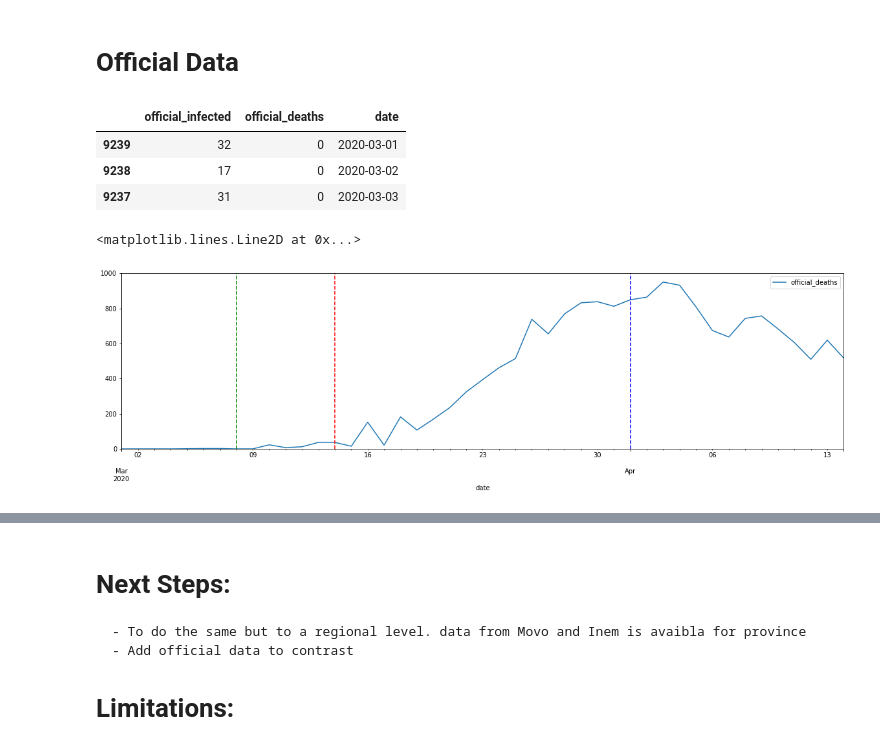
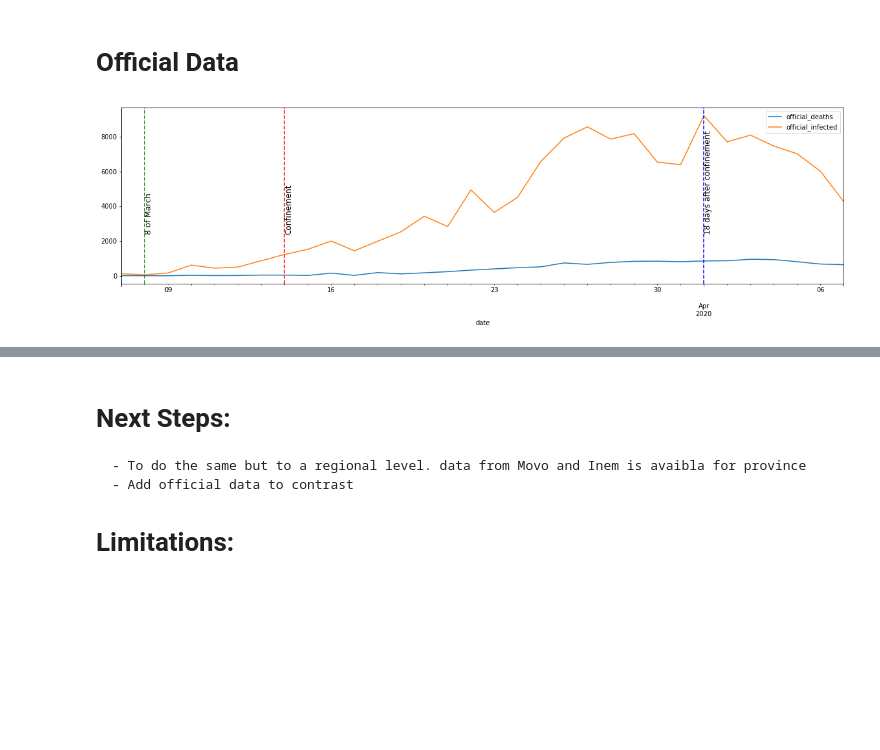
Before and after one commit to camorales197/Real_Numbers_Spain_Covid19, a Jupyter notebook: exploring_spanish_deaths.ipynb, the cells around one changed output, grey strips where cells are left out. Cells and saved outputs as stored; diff of their text form; code cells hidden in the pictures; blank space fills up the shorter version.

```diff
--- a/exploring_spanish_deaths.ipynb
+++ b/exploring_spanish_deaths.ipynb
@@ -128,15 +117,17 @@ Text(2020-04-01, 700, '18 days after confinement')
 # %%
-mortality_pandemy["covid_deaths"] = (mortality_pandemy["observed_deaths"]
-                                    - mortality_pandemy["expected_deaths"]
-                                     + death_to_discount)
+#The two lines from the previous graph correlate very well until half march, when they begin to diverge.
+#My hypothesis is that the difference between the number of deaths of both lines is a good aproximation to the real number of deaths caused by covid19
 
 
-ax = mortality_pandemy.plot(x="date", y= ["covid_deaths"], figsize=(20,5), ylim=(0,1500))
+mortality["covid_deaths"] = (mortality["observed_deaths"]
+                                    - mortality["expected_deaths"]
+                                     + death_to_discount) # We discount the deaths caused by accidents that should reduce dramatically during the confinement
+
+
+ax = mortality.plot(x="date", y= ["covid_deaths"], figsize=(20,5), ylim=(0,1500),
+                    xlim=('2020-03-07', max(mortality["date"])), title="Calculated Daily number of deaths per Day")
 ax.axvline(confinement_date, color='red', linestyle='--') # red line for the beginning of the confinement
 ax.axvline(eighteen_days_after_confinement, color='b', linestyle='--') # blue line for the beginning of the effects from the confinement
-
-
-
 ax.text(x=confinement_date,  y=700,s="Confinement", fontsize=12, rotation=90, verticalalignment='center')
 ax.text(x=eighteen_days_after_confinement,  y=700,s="18 days after confinement", fontsize=12,
         rotation=90, verticalalignment='center');
@@ -163,10 +138,13 @@ mortality.describe()
 # %%
-mortality_rate= 0.017
+#There is big debate about the real mortality rate, for this experiment we are going to consider 1%
+mortality_rate= 0.01
 
-mortality_pandemy["real_contagious"] = mortality_pandemy["covid_deaths"] / mortality_rate
-mortality_pandemy["real_contagious"] = mortality_pandemy["real_contagious"].shift(periods=-18, fill_value=None)
+mortality["real_contagious"] = mortality["covid_deaths"] / mortality_rate
+mortality["real_contagious"] = mortality["real_contagious"].shift(periods=-18, fill_value=None)
 
-ax = mortality_pandemy.plot(x="date", y= ["real_contagious"], figsize=(20,5), ylim=(0,80000))
+ax = mortality.plot(x="date", y= ["real_contagious"], figsize=(20,5),
+                    ylim=(0,max(mortality["real_contagious"])),
+                          xlim=('2020-02-18', max(mortality["date"])))
 ax.axvline(confinement_date, color='red', linestyle='--') # red line for the beginning of the confinement
 ax.axvline(eighteen_days_after_confinement, color='b', linestyle='--') # blue line for the beginning of the effects from the confinement
 ax.axvline(march_8, color='g', linestyle='--') # blue line for the beginning of the effects from the confinement
@@ -175,6 +153,6 @@ ax.text(x=confinement_date,  y=2500,s="Confinement", fontsize=12, rotation=90)
 ax.text(x=eighteen_days_after_confinement,  y=2500,s="18 days after confinement", fontsize=12, rotation=90)
 ax.text(x=march_8,  y=2500,s="8 of March", fontsize=12, rotation=90);
 
-mortality["covid_deaths"] = mortality_pandemy["covid_deaths"]
-mortality["real_contagious"] = mortality_pandemy["real_contagious"]
+mortality["covid_deaths"] = mortality["covid_deaths"]
+mortality["real_contagious"] = mortality["real_contagious"]
 # %% [output]
@@ -199,8 +169,9 @@ The number of real infected as of  2020-03-20 00:00:00 is:  1132265.0
 # %% [markdown]
 # Official Data
 # %%
-#Download data from official source
+#Now we are going to compare the official information with the data we have calculated
 
+#Downloading data from an official source
 url = "https://opendata.ecdc.europa.eu/covid19/casedistribution/csv"
 csvdoc = requests.get(url).content
 official_data = pd.read_csv(io.StringIO(csvdoc.decode('ISO-8859-1')), error_bad_lines=False)
@@ -214,21 +185,21 @@ official_data.rename(columns={"deaths": "official_deaths", "cases": "official_in
 
 official_data.sort_values(by="date", inplace=True)
 official_data = official_data[official_data["date"] > "2020-02-29"]
-official_data.head(3)
-# %% [output]
-|  | official_infected | official_deaths | date |
-| 9239 | 32 | 0 | 2020-03-01 |
-| 9238 | 17 | 0 | 2020-03-02 |
-| 9237 | 31 | 0 | 2020-03-03 |
 # %%
-
-ax = official_data.plot(x="date", y= ["official_deaths"], figsize=(20,5), ylim=(0,1000))
+#Here we plot the official data about deaths
+ax = official_data.plot(x="date",
+                        y= ["official_deaths", "official_infected"],
+                        figsize=(20,5),
+                        xlim = ('2020-03-07', max(mortality["date"]))
+                       )
 ax.axvline(confinement_date, color='red', linestyle='--') # red line for the beginning of the confinement
 ax.axvline(eighteen_days_after_confinement, color='b', linestyle='--') # blue line for the beginning of the effects from the confinement
 ax.axvline(march_8, color='g', linestyle='--') # blue line for the beginning of the effects from the confinement
+ax.text(x=confinement_date,  y=2500,s="Confinement", fontsize=12, rotation=90)
+ax.text(x=eighteen_days_after_confinement,  y=2500,s="18 days after confinement", fontsize=12, rotation=90)
+ax.text(x=march_8,  y=2500,s="8 of March", fontsize=12, rotation=90);
 # %% [output]
-<matplotlib.lines.Line2D at 0x...>
-[figure, old version]
+[figure, new version]
 # %%
 fig = px.line(official_data, x='date', y='official_deaths', title='')
 
```
Also changed, not shown: parts of 13 cells of this notebook.
